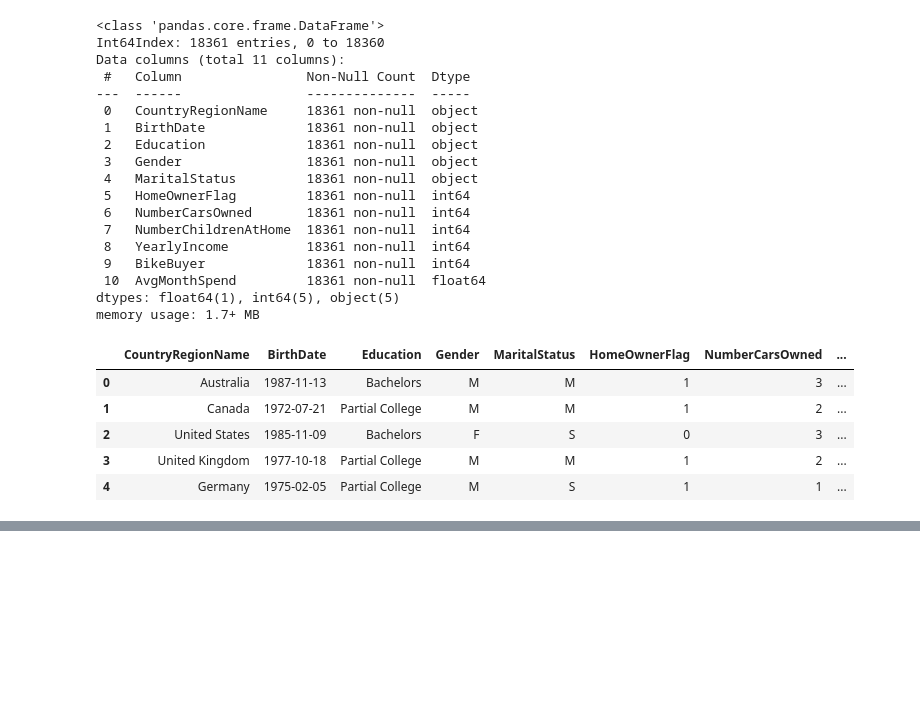
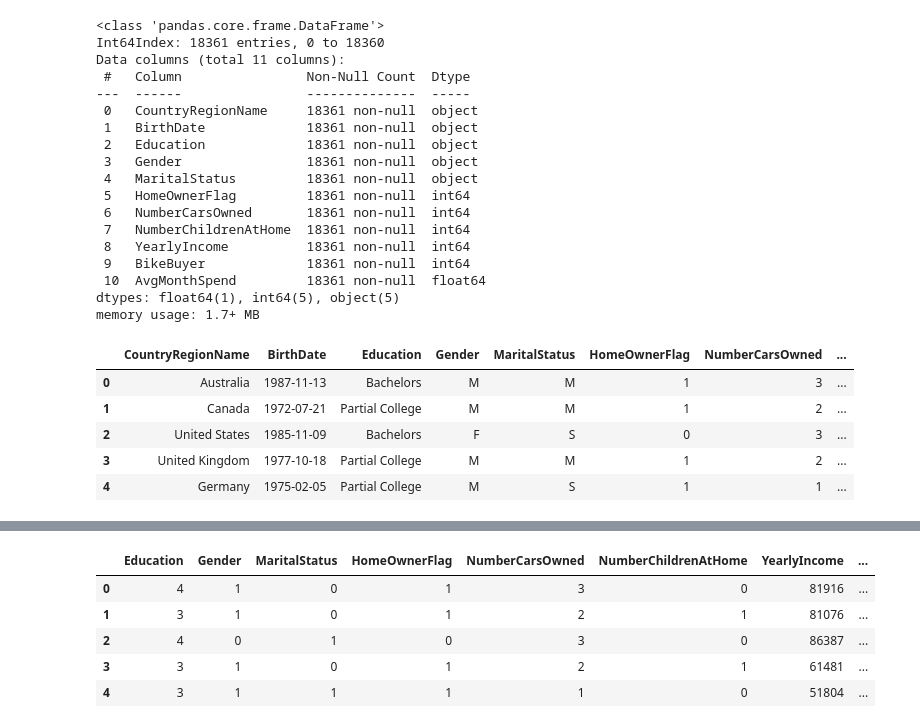
Before and after one commit to Arnav-Barman/UML501-ML, a Jupyter notebook: Assignment3_ArnavBarman_3CO15.ipynb, the cells around one changed output, grey strips where cells are left out. Cells and saved outputs as stored; diff of their text form; code cells hidden in the pictures; blank space fills up the shorter version.

```diff
--- a/Assignment3_ArnavBarman_3CO15.ipynb
+++ b/Assignment3_ArnavBarman_3CO15.ipynb
@@ -98,0 +179,20 @@ awcs.head()
+# %%
+#Changing male to 1, female to 0, single to 1, married to 0, and mapping values of education to integers.
+awcs.loc[awcs["Gender"] == "M", "Gender"] = 1
+awcs.loc[awcs["Gender"] == "F", "Gender"] = 0
+awcs.loc[awcs["MaritalStatus"] == "M", "MaritalStatus"] = 0
+awcs.loc[awcs["MaritalStatus"] == "S", "MaritalStatus"] = 1
+awcs['Education']=awcs['Education'].map({'Partial High School':1,'High School':2,'Partial College':3,'Bachelors':4,'Graduate Degree':5})
+# %%
+CountryRegionName = pd.get_dummies(awcs.CountryRegionName)
+awcs = pd.concat([awcs,CountryRegionName],axis = 'columns')
+awcs.drop('CountryRegionName',axis = 1, inplace = True)
+# %%
+awcs.head()
+# %% [output]
+|  | Education | Gender | MaritalStatus | HomeOwnerFlag | NumberCarsOwned | NumberChildrenAtHome | YearlyIncome | ... |
+| 0 | 4 | 1 | 0 | 1 | 3 | 0 | 81916 | ... |
+| 1 | 3 | 1 | 0 | 1 | 2 | 1 | 81076 | ... |
+| 2 | 4 | 0 | 1 | 0 | 3 | 0 | 86387 | ... |
+| 3 | 3 | 1 | 0 | 1 | 2 | 1 | 61481 | ... |
+| 4 | 3 | 1 | 1 | 1 | 1 | 0 | 51804 | ... |
```
Also changed, not shown: parts of 12 cells of this notebook.
